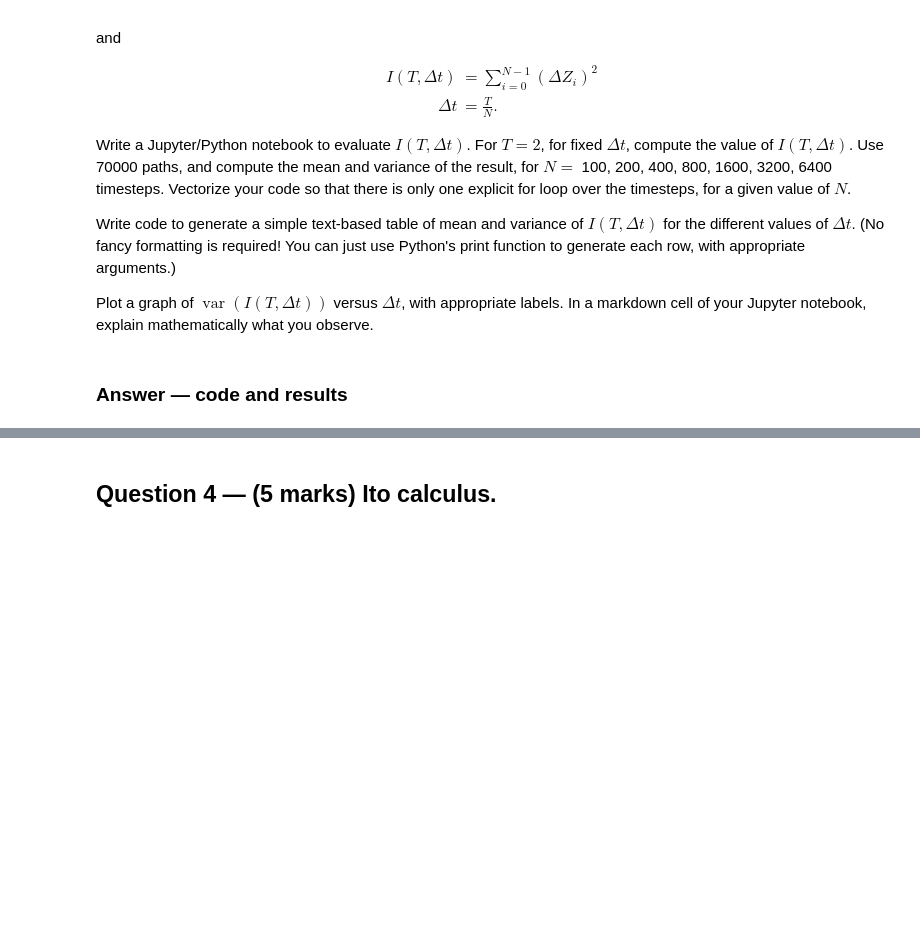
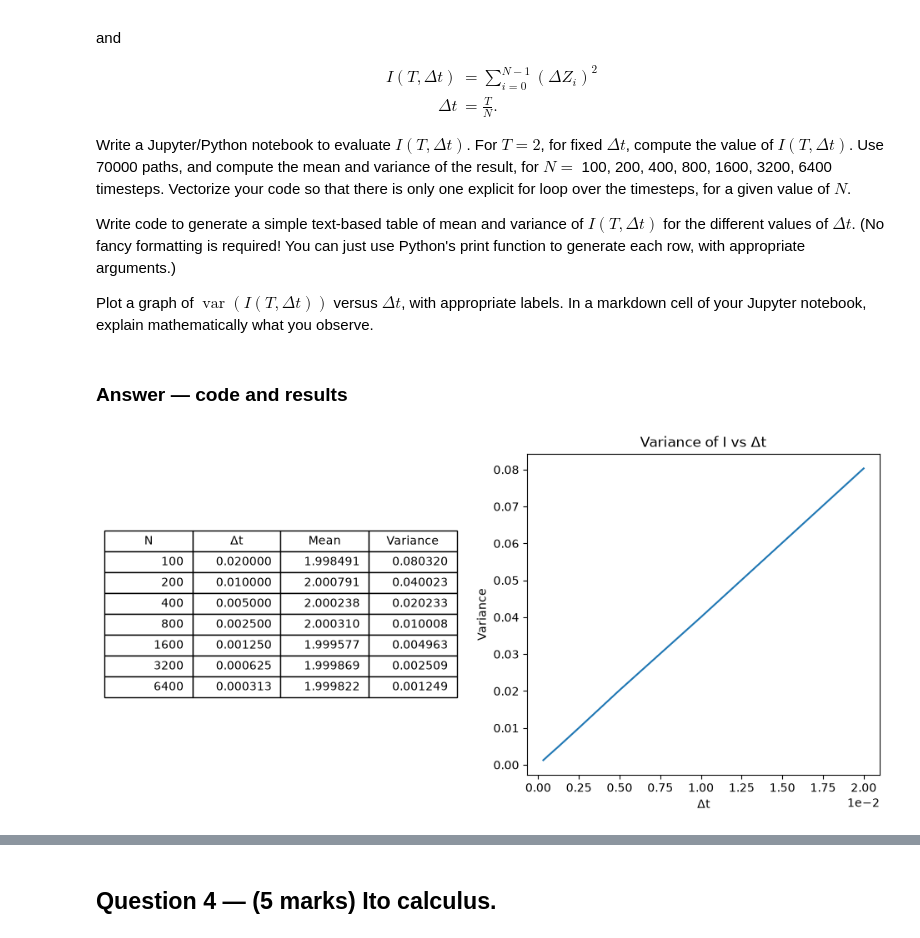
Before and after one commit to vladpaun-uwaterloo/cs335-cmbf-2026, a Jupyter notebook: assignments/assignment1/assignment1.ipynb, the cells around one changed output, grey strips where cells are left out. Saved outputs shown, nothing was run; the diff lists cells and outputs as text; code cells hidden in the pictures; blank space fills up the shorter version.

```diff
--- a/assignments/assignment1/assignment1.ipynb
+++ b/assignments/assignment1/assignment1.ipynb
@@ -290,2 +304,14 @@ Jupyter notebook, explain mathematically what you observe.
 # %%
-# Write your vectorized simulation and print the requested statistics here.
+for i,N in enumerate(Ns):
+    I = np.zeros(paths)
+    for j in range(N):
+        I += np.square(np.random.normal(size=paths) * np.sqrt(dts[i]))
+    means.append(np.mean(I))
+    vars.append(np.var(I))
+    Is.append(I)
+    table_data.append([
+            f"{N}",
+            f"{dts[i]:.6f}",
+            f"{means[i]:.6f}",
+            f"{vars[i]:.6f}"
+        ])
@@ -294,2 +318,29 @@ Jupyter notebook, explain mathematically what you observe.
+# %%
+fig, axs = plt.subplots(1,2,figsize=(12,5))
+
+axs[0].axis("off")
+
+table = axs[0].table(
+    cellText=table_data,
+    colLabels=["N", "Δt", "Mean", "Variance"],
+    loc="center"
+)
+table.scale(1, 1.5)
+
+
+axs[1].plot(dts, vars)
+axs[1].set_xlabel("Δt")
+axs[1].set_ylabel("Variance")
+axs[1].set_title("Variance of I vs Δt")
+
+axs[1].ticklabel_format(
+    axis="x",
+    style="sci",
+    scilimits=(0,0)
+)
+
+plt.show()
+# %% [output]
+[figure, added]
 # %% [markdown]
 ### Answer — observations and mathematical explanation
```
Also changed, not shown: parts of 3 cells of this notebook.
